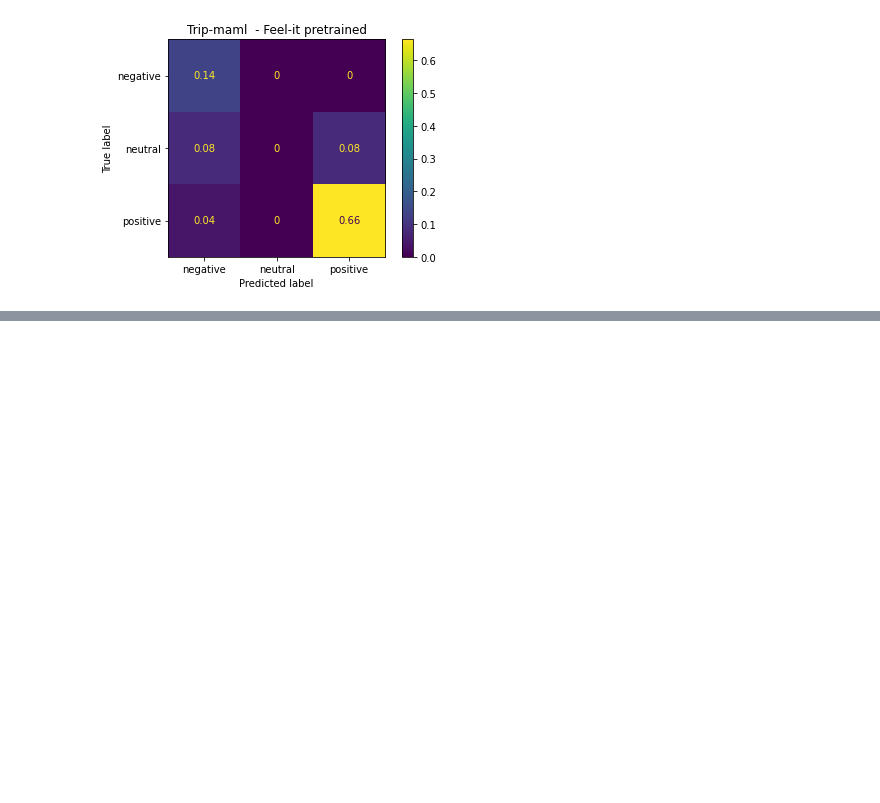
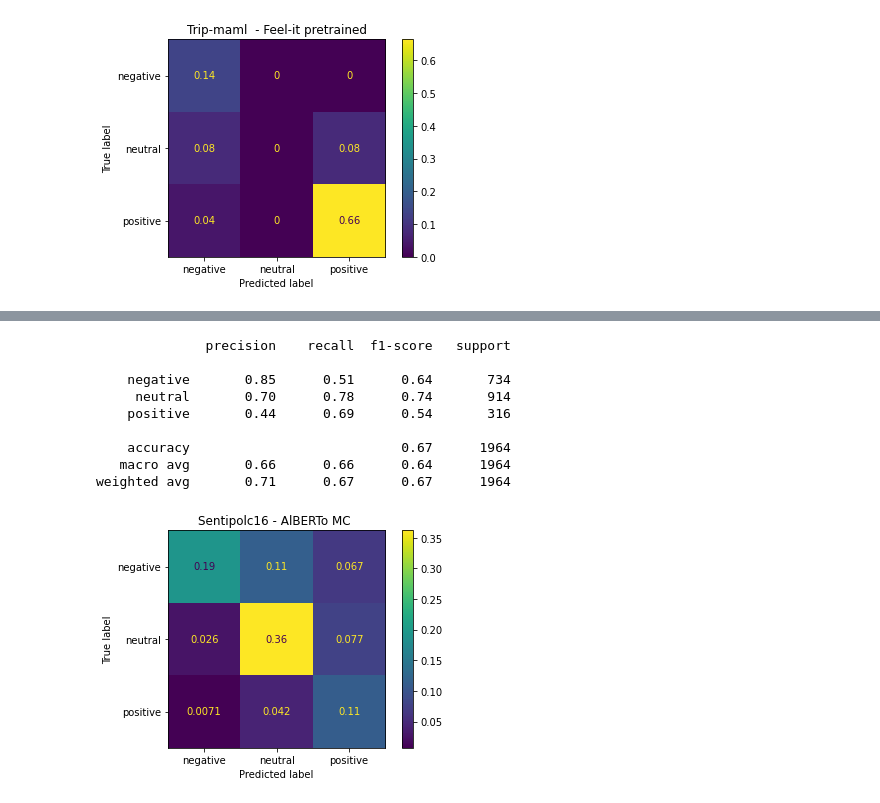
Before and after one commit to steveazzolin/NLU_final_project, a Jupyter notebook: AlBERTo error analysis.ipynb, the cells around one changed output, grey strips where cells are left out. Drawn from its saved outputs; the diff is of its cells as text; code cells hidden in the pictures; blank space fills up the shorter version.

```diff
--- a/AlBERTo error analysis.ipynb
+++ b/AlBERTo error analysis.ipynb
@@ -1979,0 +2082,14 @@ weighted avg       0.70      0.80      0.74       125
+# %%
+preds , trues , proba = eval_alberto(MyNetMC, "AlBERTo MC", "models/alberto_multiclass.pt", dataset_sentipolc, "Sentipolc16", return_preds=True, keep_neutrals=True, plot_confidence=False)
+assert np.all(trues == dataset_sentipolc[dataset_sentipolc.labels != 3].labels.to_numpy())
+# %% [output]
+              precision    recall  f1-score   support
+
+    negative       0.85      0.51      0.64       734
+     neutral       0.70      0.78      0.74       914
+    positive       0.44      0.69      0.54       316
+
+    accuracy                           0.67      1964
+   macro avg       0.66      0.66      0.64      1964
+weighted avg       0.71      0.67      0.67      1964
+[figure, added]
```
Also changed, not shown: parts of 12 cells of this notebook, 1 other file.
